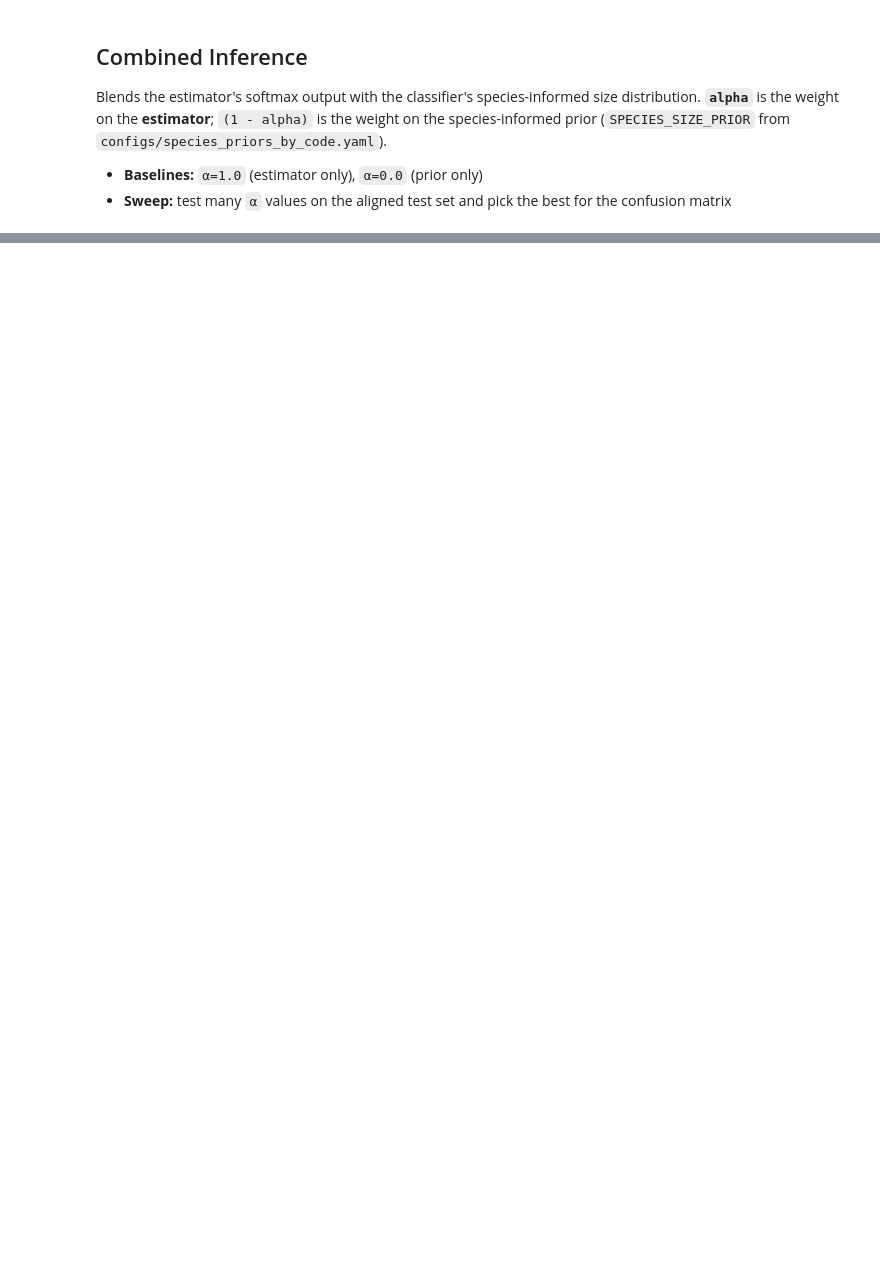
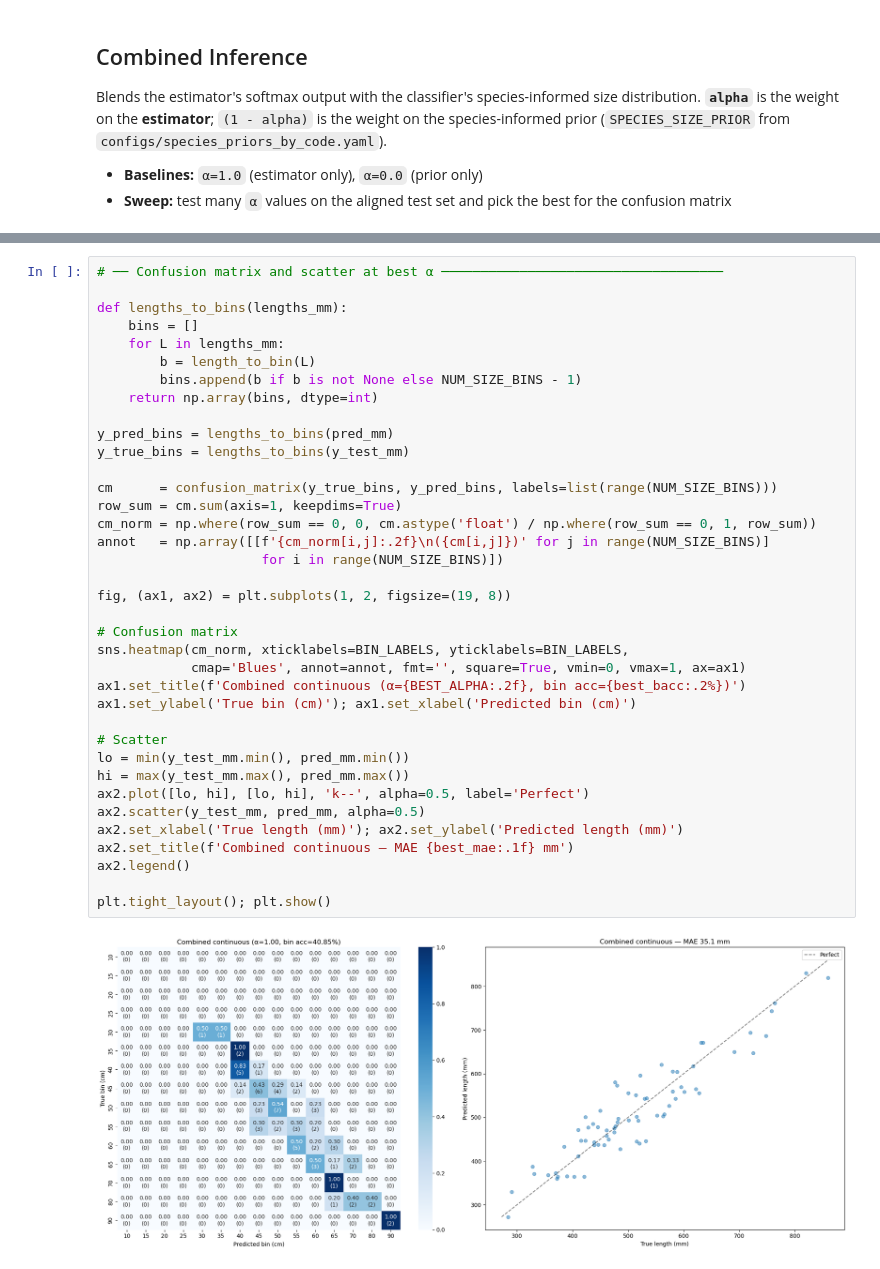
Before and after one commit to mmerioles/safse, a Jupyter notebook: notebooks/combined-model-continuous.ipynb, the cells around one changed output, grey strips where cells are left out. Drawn from its saved outputs; the diff is of its cells as text; blank space fills up the shorter version.

```diff
--- a/notebooks/combined-model-continuous.ipynb
+++ b/notebooks/combined-model-continuous.ipynb
@@ -549 +534,40 @@ Best α = 0.00  →  accuracy 11.27%
+# %%
+# ── Confusion matrix and scatter at best α ────────────────────────────────────
+
+def lengths_to_bins(lengths_mm):
+    bins = []
+    for L in lengths_mm:
+        b = length_to_bin(L)
+        bins.append(b if b is not None else NUM_SIZE_BINS - 1)
+    return np.array(bins, dtype=int)
+
+y_pred_bins = lengths_to_bins(pred_mm)
+y_true_bins = lengths_to_bins(y_test_mm)
+
+cm      = confusion_matrix(y_true_bins, y_pred_bins, labels=list(range(NUM_SIZE_BINS)))
+row_sum = cm.sum(axis=1, keepdims=True)
+cm_norm = np.where(row_sum == 0, 0, cm.astype('float') / np.where(row_sum == 0, 1, row_sum))
+annot   = np.array([[f'{cm_norm[i,j]:.2f}\n({cm[i,j]})' for j in range(NUM_SIZE_BINS)]
+                     for i in range(NUM_SIZE_BINS)])
+
+fig, (ax1, ax2) = plt.subplots(1, 2, figsize=(19, 8))
+
+# Confusion matrix
+sns.heatmap(cm_norm, xticklabels=BIN_LABELS, yticklabels=BIN_LABELS,
+            cmap='Blues', annot=annot, fmt='', square=True, vmin=0, vmax=1, ax=ax1)
+ax1.set_title(f'Combined continuous (α={BEST_ALPHA:.2f}, bin acc={best_bacc:.2%})')
+ax1.set_ylabel('True bin (cm)'); ax1.set_xlabel('Predicted bin (cm)')
+
+# Scatter
+lo = min(y_test_mm.min(), pred_mm.min())
+hi = max(y_test_mm.max(), pred_mm.max())
+ax2.plot([lo, hi], [lo, hi], 'k--', alpha=0.5, label='Perfect')
+ax2.scatter(y_test_mm, pred_mm, alpha=0.5)
+ax2.set_xlabel('True length (mm)'); ax2.set_ylabel('Predicted length (mm)')
+ax2.set_title(f'Combined continuous — MAE {best_mae:.1f} mm')
+ax2.legend()
+
+plt.tight_layout(); plt.show()
+# %% [output]
+[figure, added]
 # %% [markdown]
```
Also changed, not shown: parts of 15 cells of this notebook.
